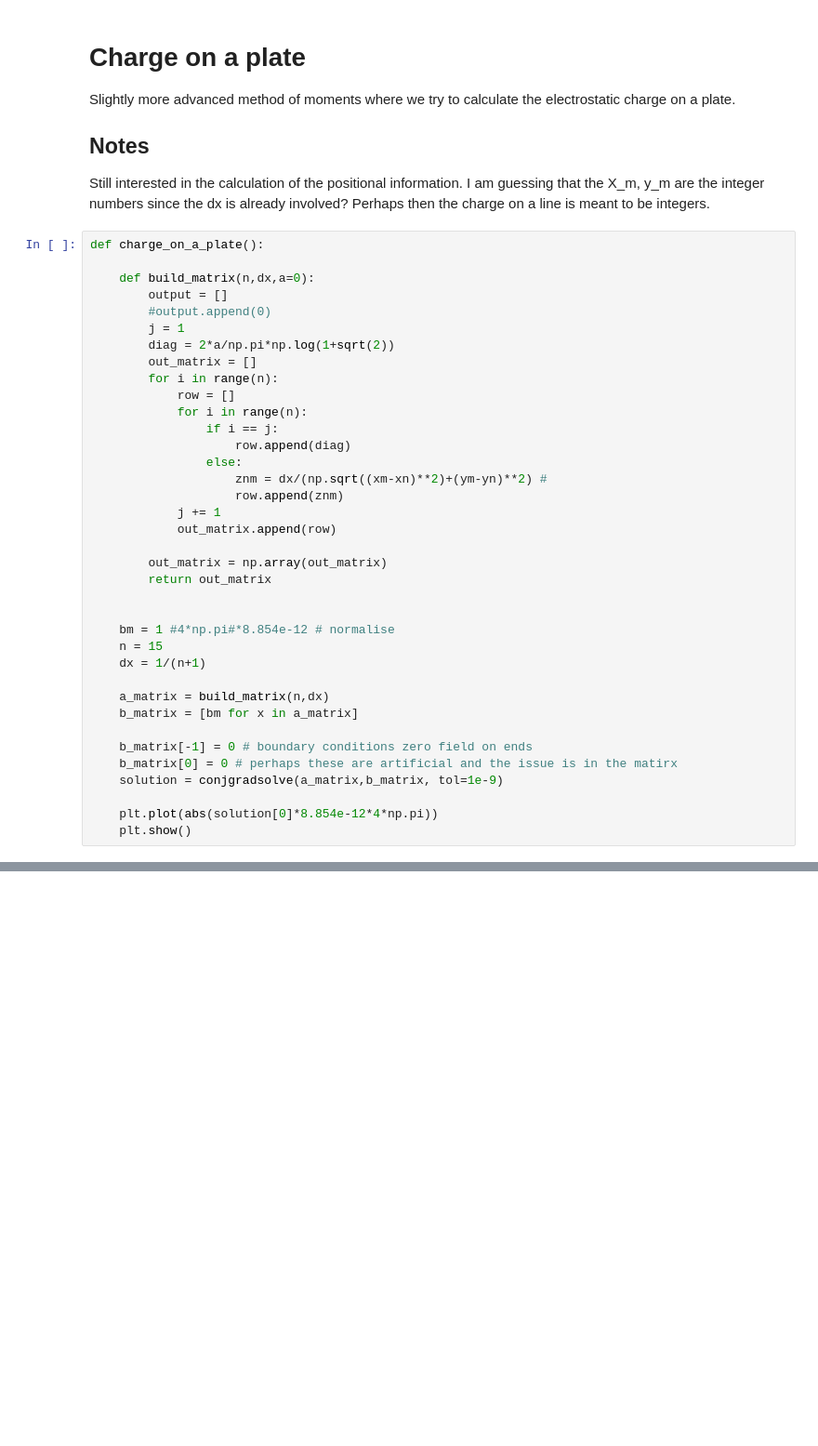
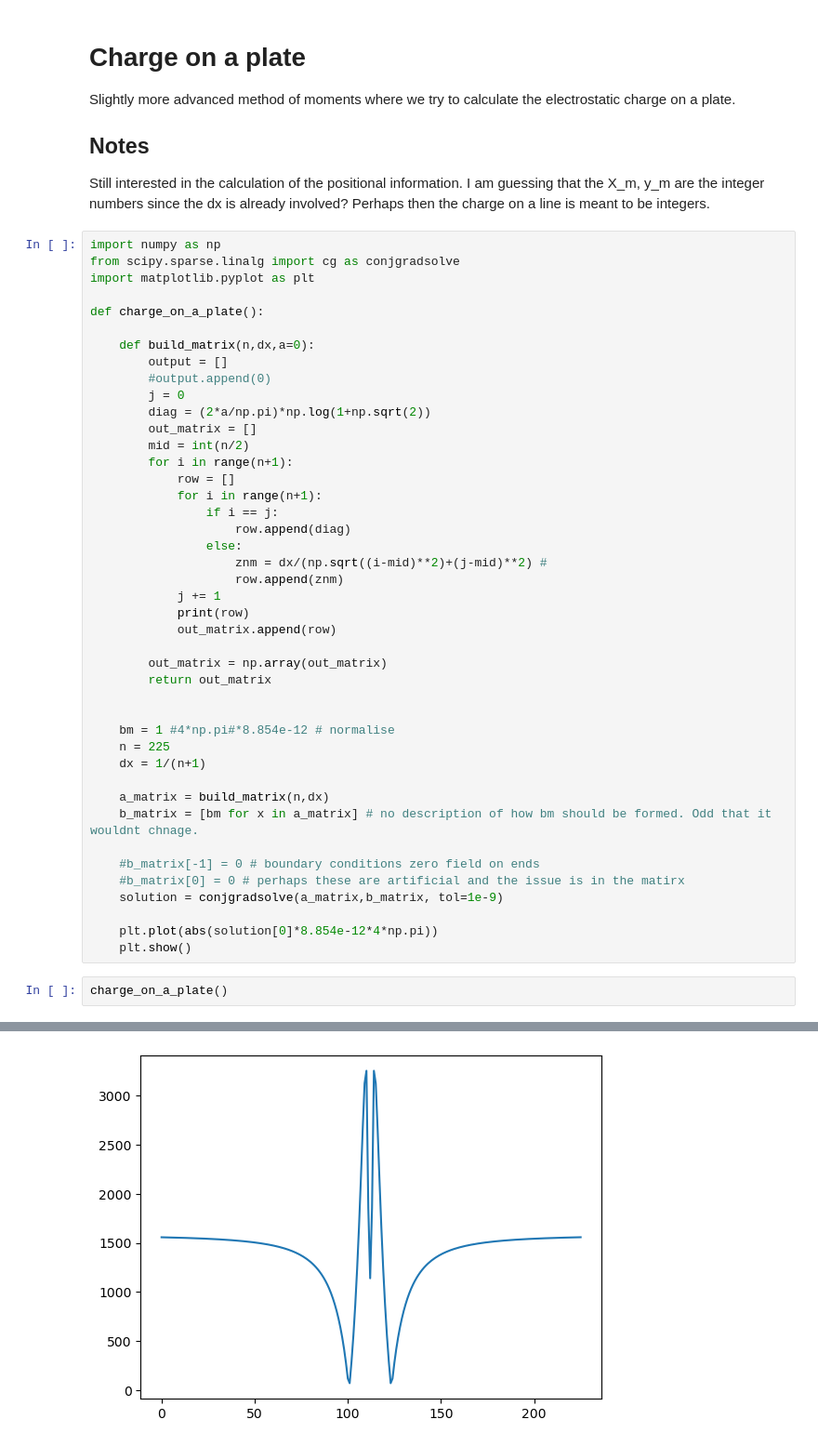
Before and after one commit to KasparSnashall/EMSIM, a Jupyter notebook: Charge_on_a_plate.ipynb, the cells around one changed output, grey strips where cells are left out. Shown at 93% size. Cells and saved outputs as stored; diff of their text form; blank space fills up the shorter version.

```diff
--- a/Charge_on_a_plate.ipynb
+++ b/Charge_on_a_plate.ipynb
@@ -5,23 +5,29 @@ Slightly more advanced method of moments where we try to calculate the electrost
 ## Notes
 Still interested in the calculation of the positional information. I am guessing that the X_m, y_m are the integer numbers since the dx is already involved? Perhaps then the charge on a line is meant to be integers.
 # %%
+import numpy as np
+from scipy.sparse.linalg import cg as conjgradsolve
+import matplotlib.pyplot as plt
+
 def charge_on_a_plate():
 
     def build_matrix(n,dx,a=0):
         output = []
         #output.append(0)
-        j = 1
-        diag = 2*a/np.pi*np.log(1+sqrt(2))
+        j = 0
+        diag = (2*a/np.pi)*np.log(1+np.sqrt(2))
         out_matrix = []
-        for i in range(n):
+        mid = int(n/2)
+        for i in range(n+1):
             row = []
-            for i in range(n):
+            for i in range(n+1):
                 if i == j:
                     row.append(diag)
                 else:
-                    znm = dx/(np.sqrt((xm-xn)**2)+(ym-yn)**2) #
+                    znm = dx/(np.sqrt((i-mid)**2)+(j-mid)**2) #
                     row.append(znm)
             j += 1
+            print(row)
             out_matrix.append(row)
 
         out_matrix = np.array(out_matrix)
@@ -29,15 +35,18 @@ def charge_on_a_plate():
 
 
     bm = 1 #4*np.pi#*8.854e-12 # normalise
-    n = 15
+    n = 225
     dx = 1/(n+1)
 
     a_matrix = build_matrix(n,dx)
-    b_matrix = [bm for x in a_matrix]
+    b_matrix = [bm for x in a_matrix] # no description of how bm should be formed. Odd that it wouldnt chnage.
 
-    b_matrix[-1] = 0 # boundary conditions zero field on ends
-    b_matrix[0] = 0 # perhaps these are artificial and the issue is in the matirx
+    #b_matrix[-1] = 0 # boundary conditions zero field on ends
+    #b_matrix[0] = 0 # perhaps these are artificial and the issue is in the matirx
     solution = conjgradsolve(a_matrix,b_matrix, tol=1e-9)
 
     plt.plot(abs(solution[0]*8.854e-12*4*np.pi))
     plt.show()
+# %%
+charge_on_a_plate()
+# %% [output]
@@ -43,0 +70 @@ def charge_on_a_plate():
+[figure, added]
```
Also changed, not shown: parts of 1 cell of this notebook.
